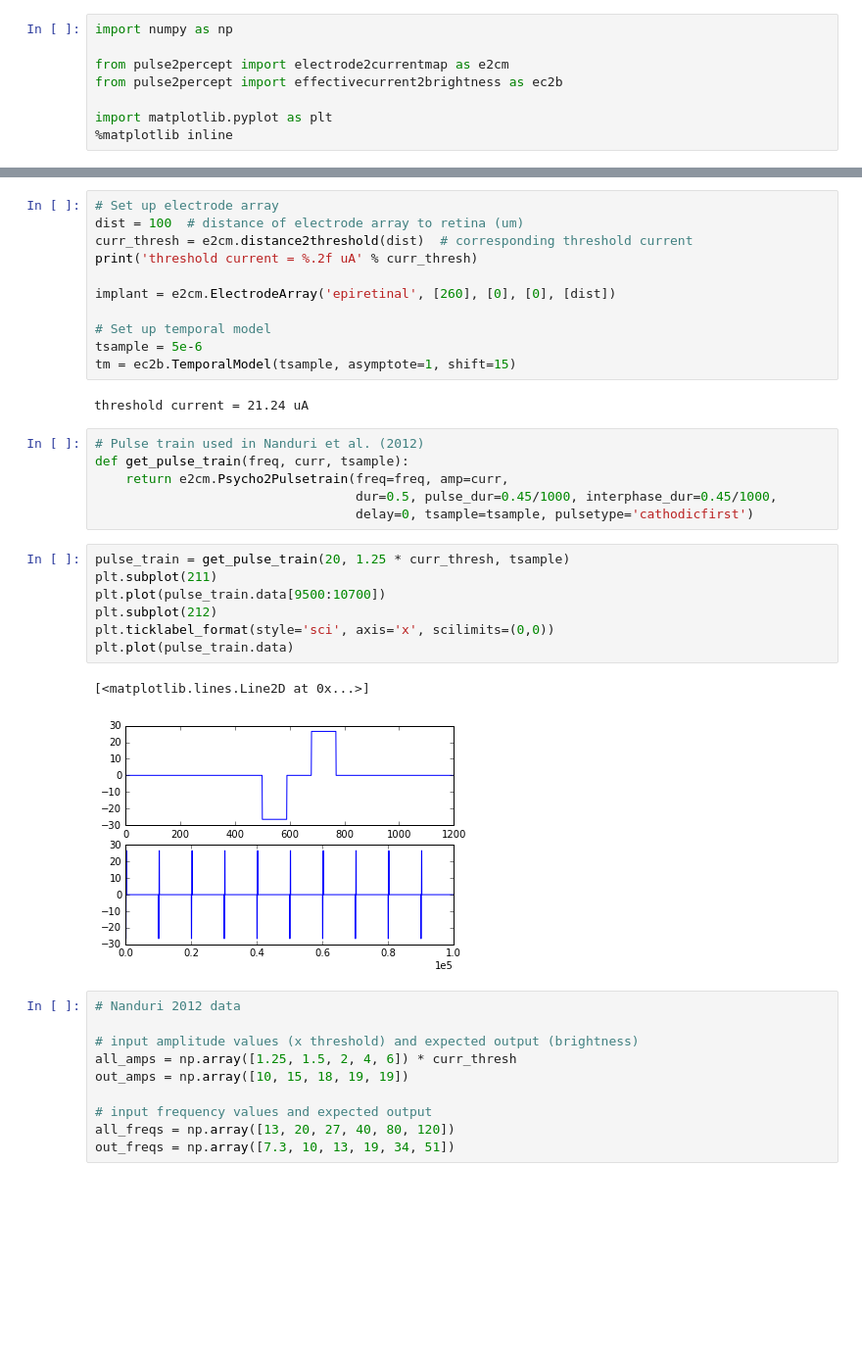
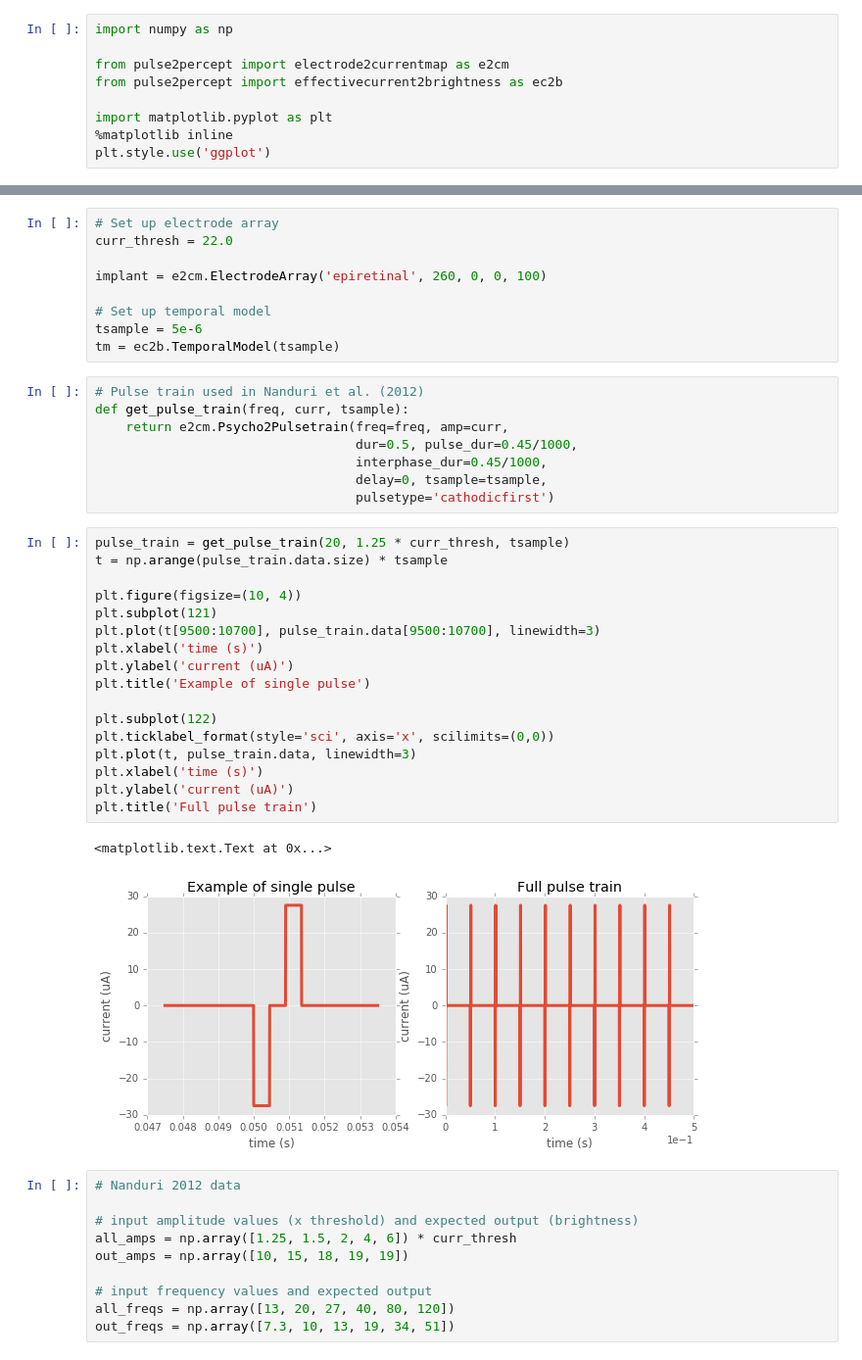
Before and after one commit to pulse2percept/pulse2percept, a Jupyter notebook: examples/notebooks/1.0-exp-nanduri2012.ipynb, the cells around one changed output, grey strips where cells are left out. Shown: that part at 98% size. Saved outputs shown, nothing was run; the diff lists cells and outputs as text; blank space fills up the shorter version.

```diff
--- a/examples/notebooks/1.0-exp-nanduri2012.ipynb
+++ b/examples/notebooks/1.0-exp-nanduri2012.ipynb
@@ -6,6 +6,7 @@ from pulse2percept import effectivecurrent2brightness as ec2b
 
 import matplotlib.pyplot as plt
 %matplotlib inline
+plt.style.use('ggplot')
 # %%
 # Set up retina
 r_sampling = 250  # spatial sampling of retina
@@ -15,32 +17,40 @@ r = e2cm.Retina(sampling=r_sampling, xlo=-xhi, xhi=xhi, ylo=-yhi, yhi=yhi)
 # %%
 # Set up electrode array
-dist = 100  # distance of electrode array to retina (um)
-curr_thresh = e2cm.distance2threshold(dist)  # corresponding threshold current
-print('threshold current = %.2f uA' % curr_thresh)
+curr_thresh = 22.0
 
-implant = e2cm.ElectrodeArray('epiretinal', [260], [0], [0], [dist])
+implant = e2cm.ElectrodeArray('epiretinal', 260, 0, 0, 100)
 
 # Set up temporal model
 tsample = 5e-6
-tm = ec2b.TemporalModel(tsample, asymptote=1, shift=15)
+tm = ec2b.TemporalModel(tsample)
-# %% [output]
-threshold current = 21.24 uA
 # %%
 # Pulse train used in Nanduri et al. (2012)
 def get_pulse_train(freq, curr, tsample):
     return e2cm.Psycho2Pulsetrain(freq=freq, amp=curr,
-                                  dur=0.5, pulse_dur=0.45/1000, interphase_dur=0.45/1000,
-                                  delay=0, tsample=tsample, pulsetype='cathodicfirst')
+                                  dur=0.5, pulse_dur=0.45/1000,
+                                  interphase_dur=0.45/1000,
+                                  delay=0, tsample=tsample,
+                                  pulsetype='cathodicfirst')
 # %%
 pulse_train = get_pulse_train(20, 1.25 * curr_thresh, tsample)
-plt.subplot(211)
-plt.plot(pulse_train.data[9500:10700])
-plt.subplot(212)
+t = np.arange(pulse_train.data.size) * tsample
+
+plt.figure(figsize=(10, 4))
+plt.subplot(121)
+plt.plot(t[9500:10700], pulse_train.data[9500:10700], linewidth=3)
+plt.xlabel('time (s)')
+plt.ylabel('current (uA)')
+plt.title('Example of single pulse')
+
+plt.subplot(122)
 plt.ticklabel_format(style='sci', axis='x', scilimits=(0,0))
-plt.plot(pulse_train.data)
+plt.plot(t, pulse_train.data, linewidth=3)
+plt.xlabel('time (s)')
+plt.ylabel('current (uA)')
+plt.title('Full pulse train')
 # %% [output]
-[<matplotlib.lines.Line2D at 0x...>]
+<matplotlib.text.Text at 0x...>
-[figure, old version]
+[figure, new version]
 # %%
 # Nanduri 2012 data
 
```
Also changed, not shown: parts of 7 cells of this notebook, 15 other files.
